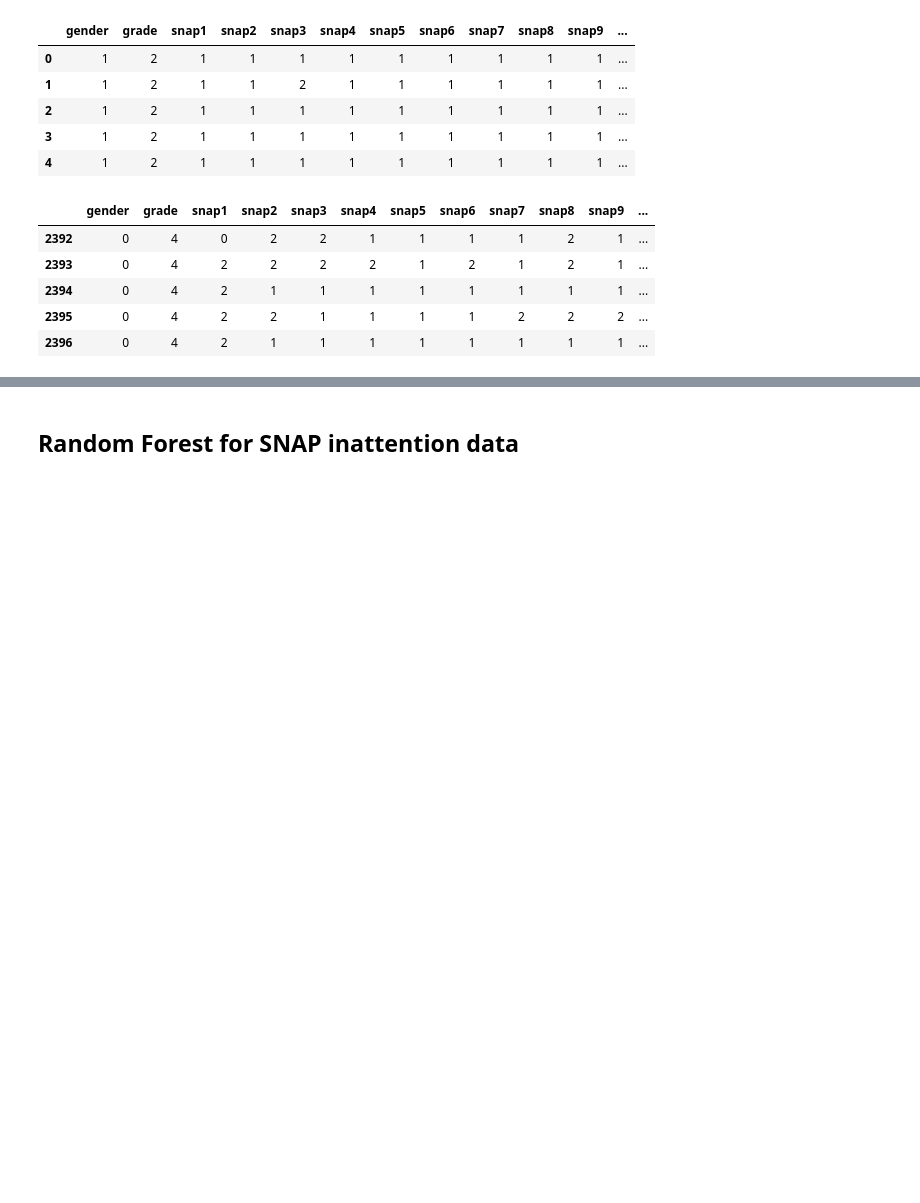
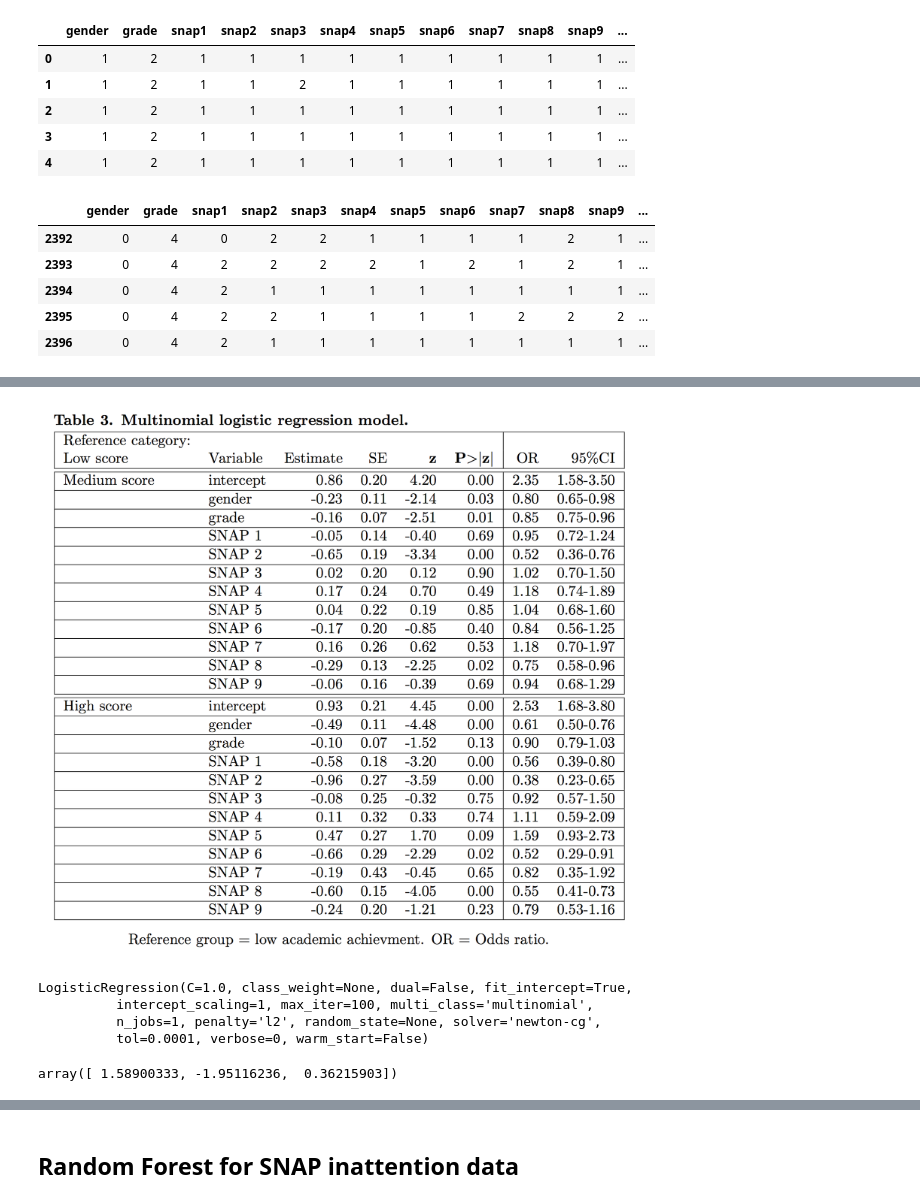
Before and after one commit to arvidl/inattention-populationsample, a Jupyter notebook: notebooks/prediction.ipynb, the cells around one changed output, grey strips where cells are left out. Drawn from its saved outputs; the diff is of its cells as text; code cells hidden in the pictures; blank space fills up the shorter version.

```diff
--- a/notebooks/prediction.ipynb
+++ b/notebooks/prediction.ipynb
@@ -125,0 +230,19 @@ max       2.000000
+# %%
+from IPython.display import Image
+Image("../images/mlr_r_results.png")
+# %% [output]
+[figure, added]
+# %%
+X_train = dfC.loc[:, dfC.columns != 'averBinned']
+y_train = dfC.loc[:, 'averBinned']
+mlr = LogisticRegression(multi_class='multinomial',solver ='newton-cg')
+mlr.fit(X_train,y_train)
+# %% [output]
+LogisticRegression(C=1.0, class_weight=None, dual=False, fit_intercept=True,
+          intercept_scaling=1, max_iter=100, multi_class='multinomial',
+          n_jobs=1, penalty='l2', random_state=None, solver='newton-cg',
+          tol=0.0001, verbose=0, warm_start=False)
+# %%
+mlr.intercept_
+# %% [output]
+array([ 1.58900333, -1.95116236,  0.36215903])
```
Also changed, not shown: parts of 24 cells of this notebook, 5 other files.
